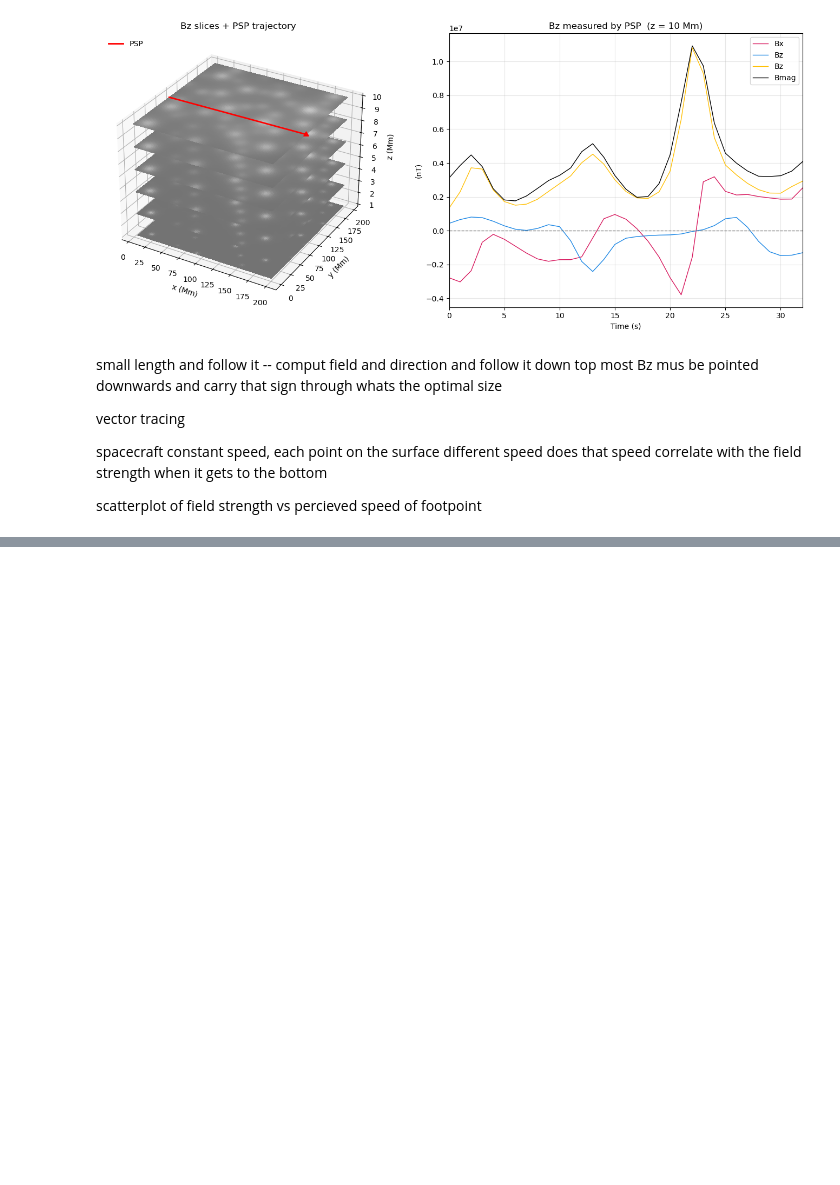
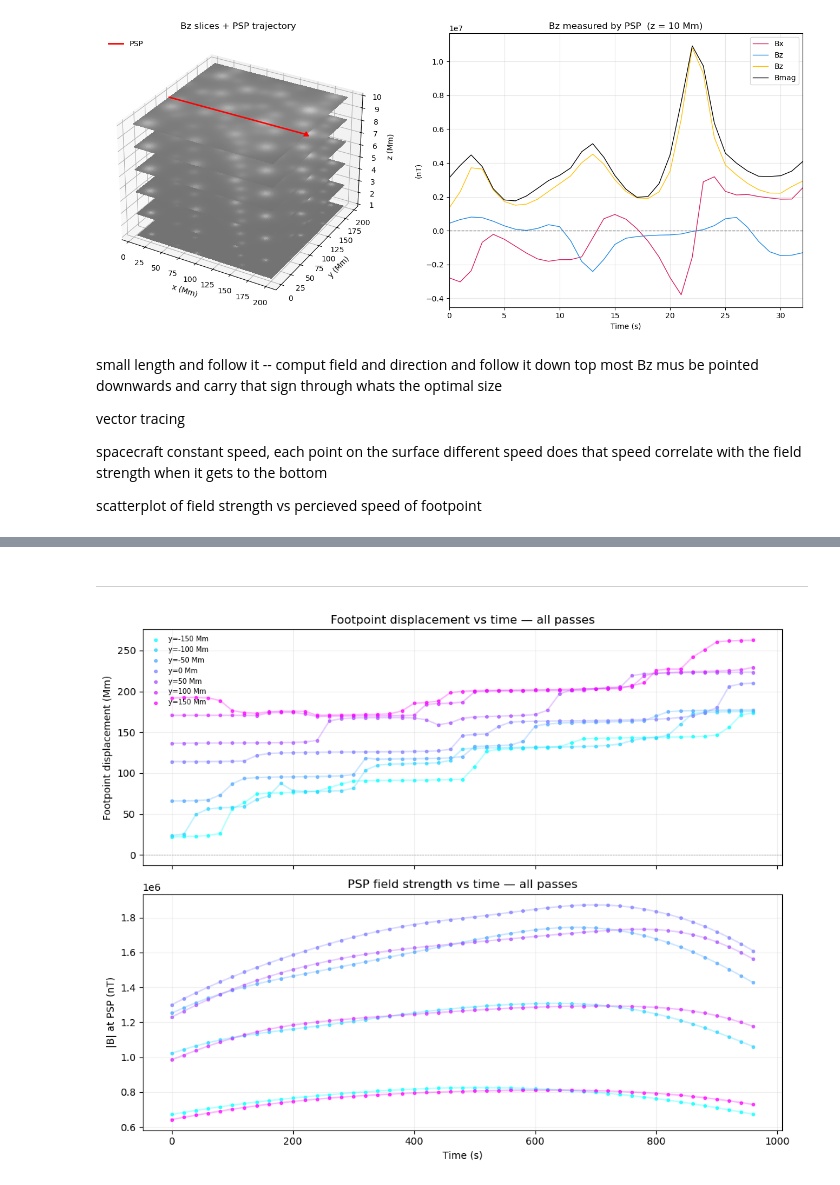
Before and after one commit to aylaweitz/PSP-footpoints, a Jupyter notebook: test.ipynb, the cells around one changed output, grey strips where cells are left out. Drawn from its saved outputs; the diff is of its cells as text; code cells hidden in the pictures; blank space fills up the shorter version.

```diff
--- a/test.ipynb
+++ b/test.ipynb
@@ -453,9 +461,0 @@ Text(0.5, 0, 'Time [s]')
-# %%
-fig, ax = plt.subplots(2, 1, sharex=True, figsize=(10, 7))
-
-ax[0].scatter(footpoint_speed, B_psp[:-1])
-ax[0].set_ylabel('PSP measured B [nT]')
-
-ax[1].scatter(footpoint_speed, B_foot[:-1])
-ax[1].set_ylabel('photospheric B [nT]')
-ax[1].set_xlabel('Footpoint speed [Mm / s]')
@@ -464,0 +540,46 @@ Text(0.5, 0, 'Footpoint speed [Mm / s]')
+# %% [markdown]
+---
+# %%
+fig, axes = plt.subplots(2, 1, figsize=(10, 8), sharex=True)
+# fig.patch.set_facecolor('#0d0d0d')
+
+colors_passes = plt.cm.cool(np.linspace(0, 1, len(y_offsets)))
+
+for ax in axes:
+    # ax.set_facecolor('#0d0d0d')
+    # ax.tick_params(colors='white')
+    ax.grid(True, alpha=0.2)
+    # for spine in ax.spines.values():
+    #     spine.set_edgecolor('white')
+
+# top: footpoint displacement over time, one line per pass
+for color, x_foot, y_foot, YOFFSET in zip(colors_passes, x_foots, y_foots, y_offsets):
+    t_foot = np.arange(len(x_foot))
+    displacement = np.sqrt(x_foot**2 + y_foot**2)
+    axes[0].scatter((t_foot * dt_sample), displacement,
+                    color=color, s=8, alpha=0.7, label=f'y={YOFFSET} Mm')
+    axes[0].plot((t_foot * dt_sample), displacement,
+                    color=color, alpha=0.3)
+
+axes[0].set_ylabel('Footpoint displacement (Mm)')
+# axes[0].set_xlabel('Time (s)')
+axes[0].set_title('Footpoint displacement vs time — all passes')
+axes[0].legend(fontsize=7, framealpha=0, loc='upper left')
+axes[0].axhline(0, color='gray', lw=0.5, ls='--')
+
+# bottom: |B| at PSP over time, one line per pass
+for color, B_psp, YOFFSET in zip(colors_passes, B_psps, y_offsets):
+    t_foot = np.arange(len(B_psp))
+    axes[1].scatter(t_foot * dt_sample, B_psp,
+                    color=color, s=8, alpha=0.7, label=f'y={YOFFSET} Mm')
+    axes[1].plot(t_foot * dt_sample, B_psp, color=color, alpha=0.3)
+
+axes[1].set_ylabel('|B| at PSP (nT)')
+axes[1].set_xlabel('Time (s)')
+axes[1].set_title('PSP field strength vs time — all passes')
+# axes[1].legend(fontsize=7, framealpha=0, loc='upper right')
+
+plt.tight_layout()
+plt.show()
+# %% [output]
+[figure, added]
```
Also changed, not shown: parts of 22 cells of this notebook.
